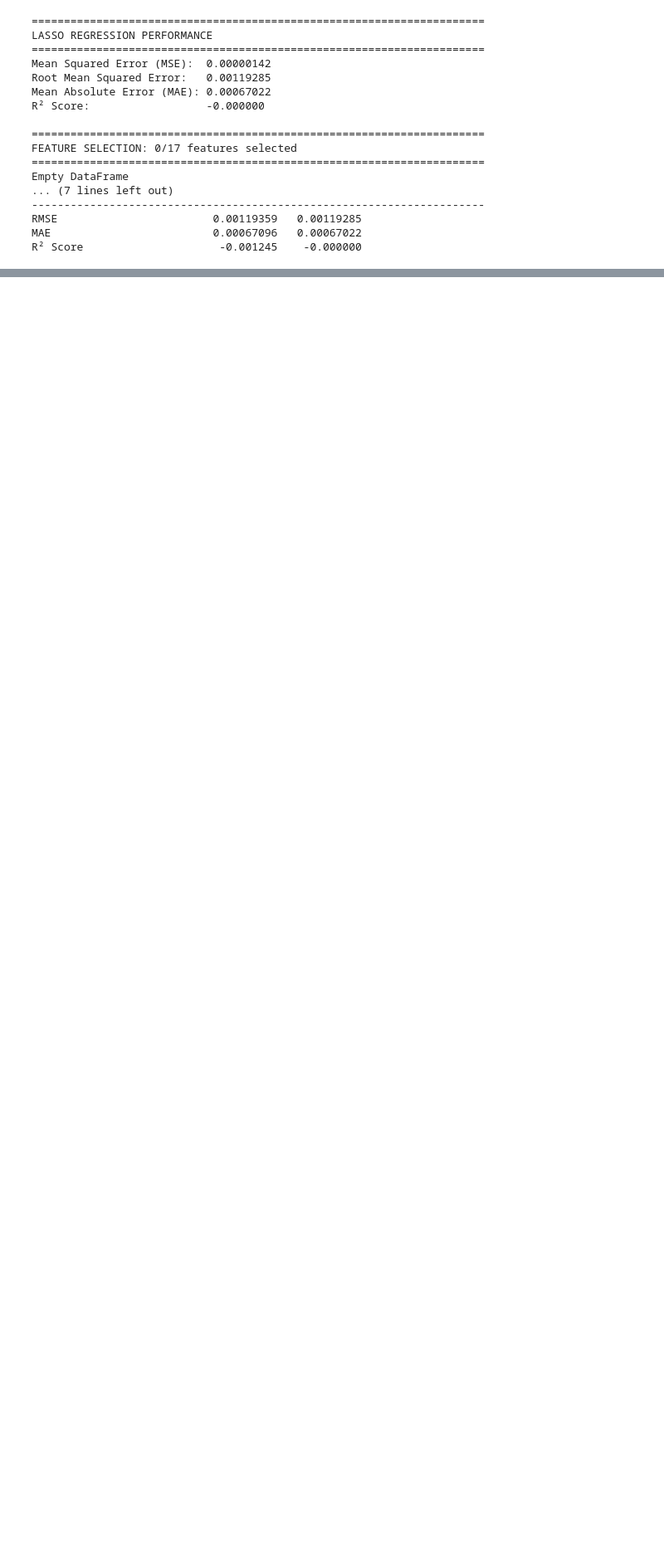
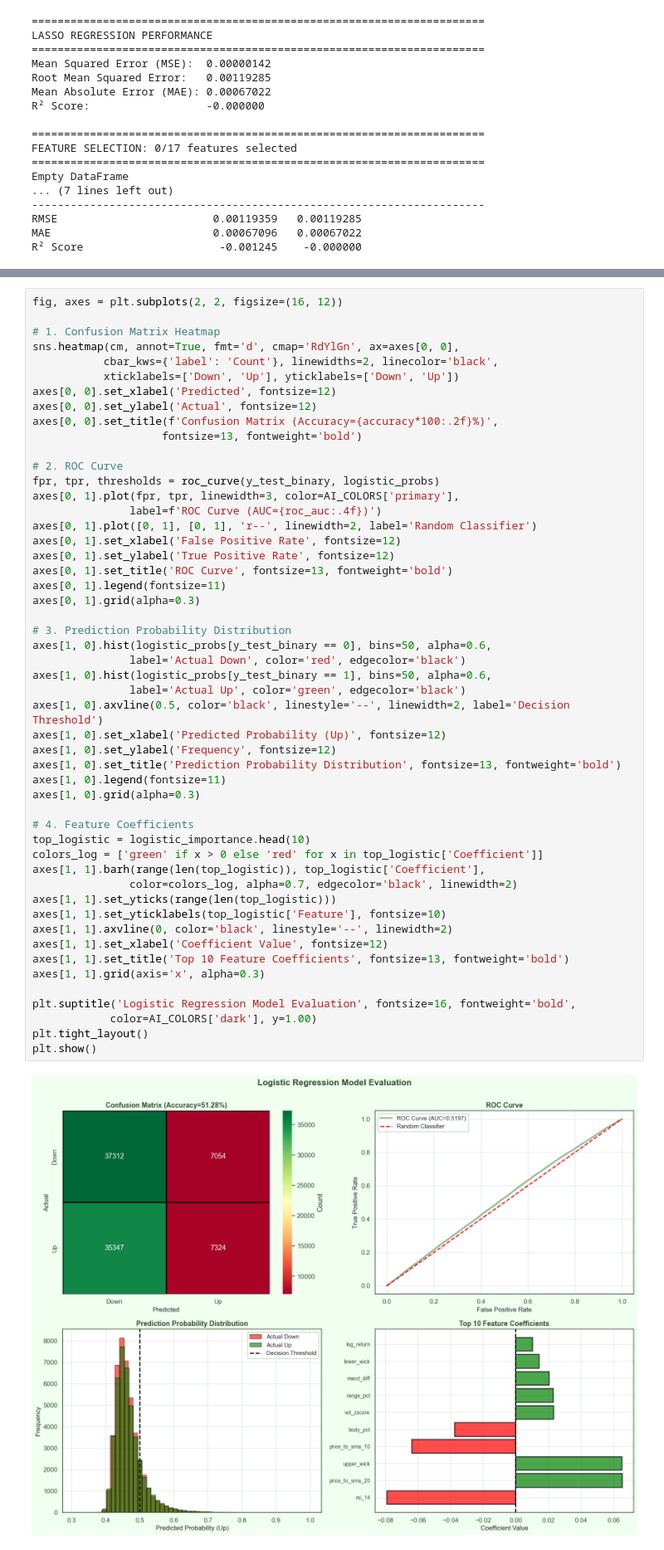
Before and after one commit to Thpow/sp500-return-15m-regression, a Jupyter notebook: project.ipynb, the cells around one changed output, grey strips where cells are left out. Shown at 83% size. Drawn from its saved outputs; the diff is of its cells as text; blank space fills up the shorter version.

```diff
--- a/project.ipynb
+++ b/project.ipynb
@@ -434,0 +718,53 @@ R² Score                     -0.001245    -0.000000
+# %%
+fig, axes = plt.subplots(2, 2, figsize=(16, 12))
+
+# 1. Confusion Matrix Heatmap
+sns.heatmap(cm, annot=True, fmt='d', cmap='RdYlGn', ax=axes[0, 0],
+           cbar_kws={'label': 'Count'}, linewidths=2, linecolor='black',
+           xticklabels=['Down', 'Up'], yticklabels=['Down', 'Up'])
+axes[0, 0].set_xlabel('Predicted', fontsize=12)
+axes[0, 0].set_ylabel('Actual', fontsize=12)
+axes[0, 0].set_title(f'Confusion Matrix (Accuracy={accuracy*100:.2f}%)',
+                    fontsize=13, fontweight='bold')
+
+# 2. ROC Curve
+fpr, tpr, thresholds = roc_curve(y_test_binary, logistic_probs)
+axes[0, 1].plot(fpr, tpr, linewidth=3, color=AI_COLORS['primary'],
+               label=f'ROC Curve (AUC={roc_auc:.4f})')
+axes[0, 1].plot([0, 1], [0, 1], 'r--', linewidth=2, label='Random Classifier')
+axes[0, 1].set_xlabel('False Positive Rate', fontsize=12)
+axes[0, 1].set_ylabel('True Positive Rate', fontsize=12)
+axes[0, 1].set_title('ROC Curve', fontsize=13, fontweight='bold')
+axes[0, 1].legend(fontsize=11)
+axes[0, 1].grid(alpha=0.3)
+
+# 3. Prediction Probability Distribution
+axes[1, 0].hist(logistic_probs[y_test_binary == 0], bins=50, alpha=0.6,
+               label='Actual Down', color='red', edgecolor='black')
+axes[1, 0].hist(logistic_probs[y_test_binary == 1], bins=50, alpha=0.6,
+               label='Actual Up', color='green', edgecolor='black')
+axes[1, 0].axvline(0.5, color='black', linestyle='--', linewidth=2, label='Decision Threshold')
+axes[1, 0].set_xlabel('Predicted Probability (Up)', fontsize=12)
+axes[1, 0].set_ylabel('Frequency', fontsize=12)
+axes[1, 0].set_title('Prediction Probability Distribution', fontsize=13, fontweight='bold')
+axes[1, 0].legend(fontsize=11)
+axes[1, 0].grid(alpha=0.3)
+
+# 4. Feature Coefficients
+top_logistic = logistic_importance.head(10)
+colors_log = ['green' if x > 0 else 'red' for x in top_logistic['Coefficient']]
+axes[1, 1].barh(range(len(top_logistic)), top_logistic['Coefficient'],
+               color=colors_log, alpha=0.7, edgecolor='black', linewidth=2)
+axes[1, 1].set_yticks(range(len(top_logistic)))
+axes[1, 1].set_yticklabels(top_logistic['Feature'], fontsize=10)
+axes[1, 1].axvline(0, color='black', linestyle='--', linewidth=2)
+axes[1, 1].set_xlabel('Coefficient Value', fontsize=12)
+axes[1, 1].set_title('Top 10 Feature Coefficients', fontsize=13, fontweight='bold')
+axes[1, 1].grid(axis='x', alpha=0.3)
+
+plt.suptitle('Logistic Regression Model Evaluation', fontsize=16, fontweight='bold',
+            color=AI_COLORS['dark'], y=1.00)
+plt.tight_layout()
+plt.show()
+# %% [output]
+[figure, added]
```
Also changed, not shown: parts of 30 cells of this notebook.
